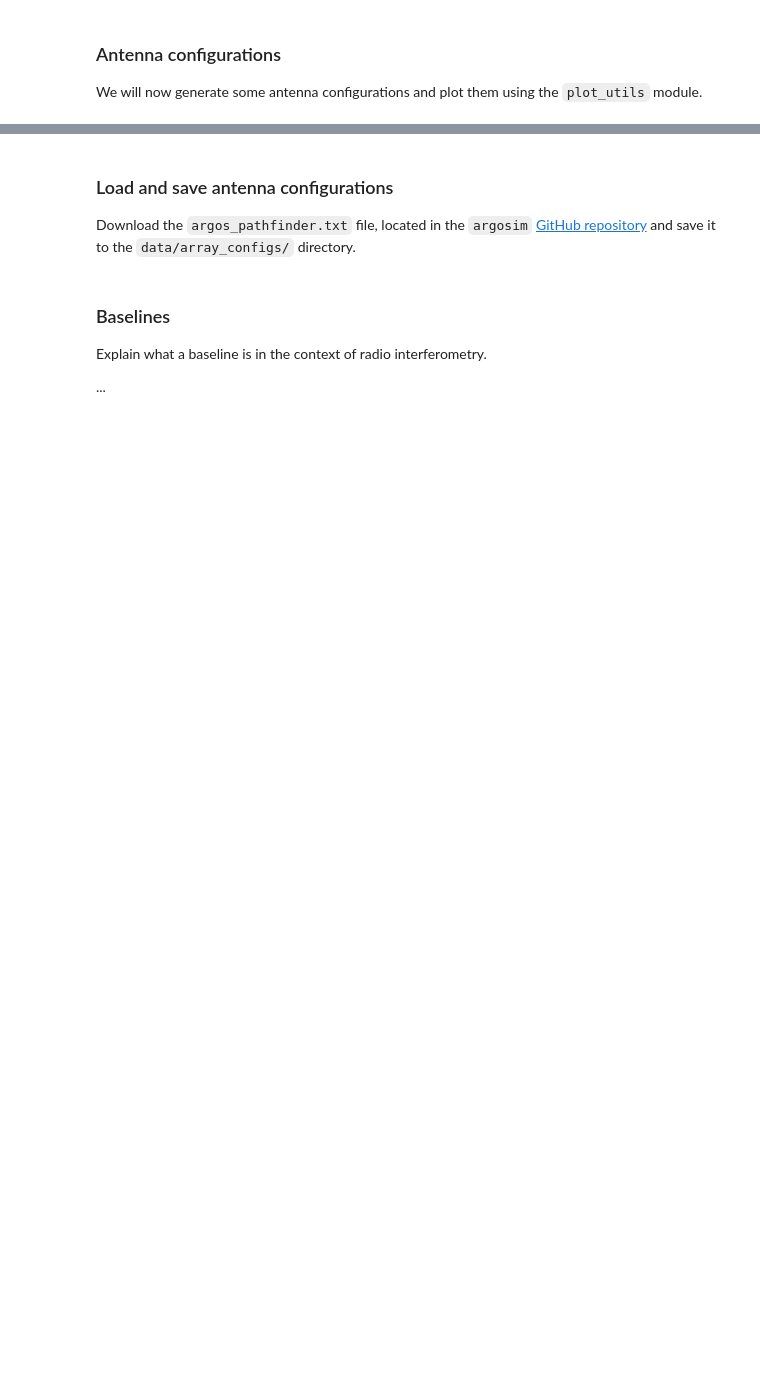
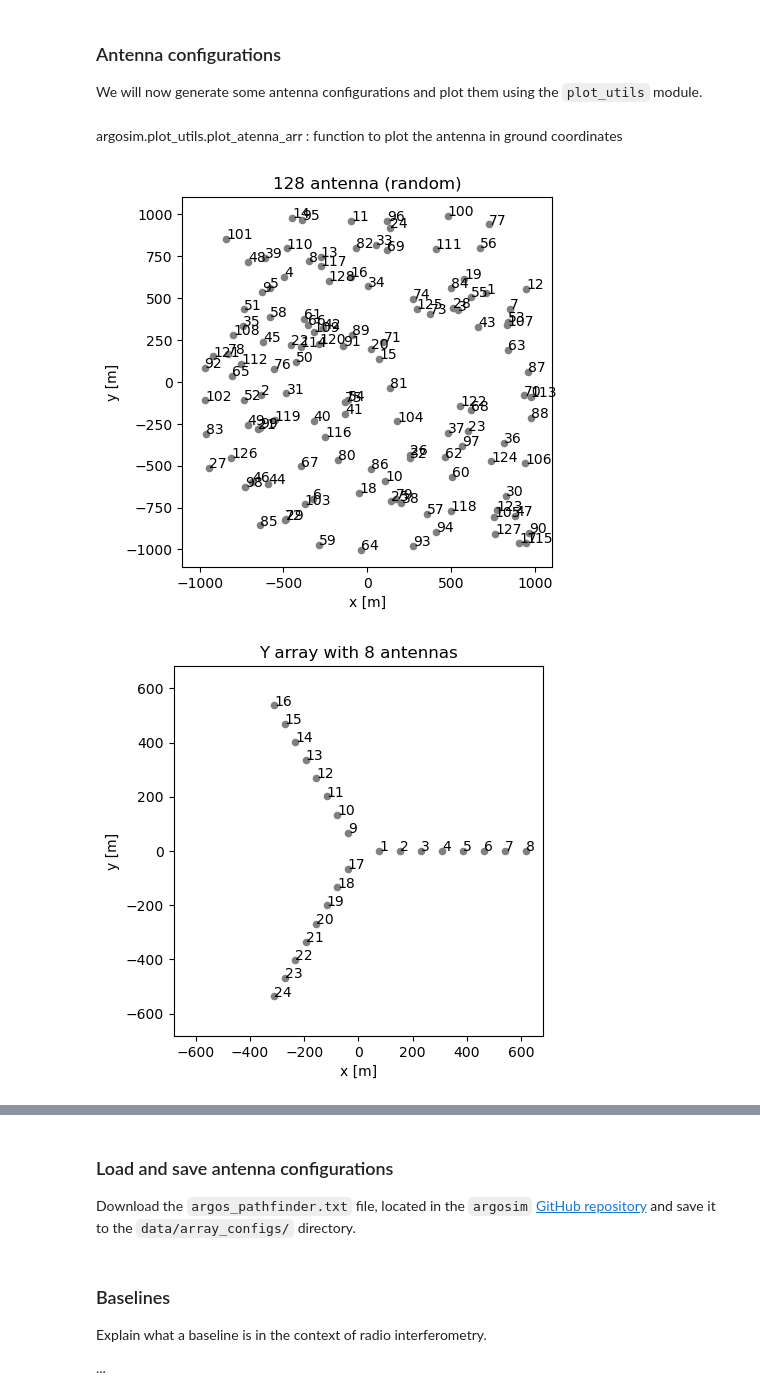
Before and after one commit to mb-manal/argosim_tuto, a Jupyter notebook: notebooks/tuto_1_antenna_utils.ipynb, the cells around one changed output, grey strips where cells are left out. Saved outputs shown, nothing was run; the diff lists cells and outputs as text; code cells hidden in the pictures; blank space fills up the shorter version.

```diff
--- a/notebooks/tuto_1_antenna_utils.ipynb
+++ b/notebooks/tuto_1_antenna_utils.ipynb
@@ -76,7 +248,50 @@ We will now generate some antenna configurations and plot them using the `plot_u
+# %% [markdown]
+argosim.plot_utils.plot_atenna_arr : function to plot the antenna in ground coordinates
 # %%
 # Generate and plot the following antenna arrays:
 # - 128 antennas located at random positions in a surface of 2 km by 2 km.
 # - Y shaped array with 8 antennas per arm and an arm length of 620 m.
 # - A circular array with 33 antennas and a radius of 8000 m.
 # - (challenge) An uniformly spaced array with 32 antennas, having a minimum separation of 100 m and a maximum separation of 780 m.
 # - (have fun) A Mercedes-Benz array. Hint: use the combine_antenna_arr function from the antenna_utils module.
+
+
+
+import numpy as np
+import matplotlib.pyplot as plt
+from argosim import antenna_utils, plot_utils
+
+# 128 antenna (2km*2km)
+
+random_array_128 = antenna_utils.random_antenna_arr(n_antenna=128, E_lim= 2000, N_lim=2000)
+
+# Y array with 8 antennas per arm
+
+y_array = antenna_utils.y_antenna_arr(n_antenna=8, r=620)
+
+# a circular array with 33 antennas and r=8000m
+
+circular_array= antenna_utils.circular_antenna_arr(n_antenna=33, r=8000)
+
+#An uniformly spaced array with 32 antennas, having a minimum separation of 100 m and a maximum separation of 780 m.
+
+uniform_array= antenna_utils.uni_antenna_array(n_antenna_E= 8, n_antenna_N=4, E_lim=700, N_lim=1000)
+
+#A Mercedes-Benz array : use the combine_antenna
+    #combine 3 arm
+
+arm1 = antenna_utils.y_antenna_arr(n_antenna=5, r=8000, alpha= 0)
+
+
+mercedes_array = antenna_utils.combine_antenna_arr(arm1,circular_array)
+#array plot
+
+array= [(random_array_128, "128 antenna (random)"),(y_array,"Y array with 8 antennas"),(circular_array, "circular array with 33 antennas"),(uniform_array, "uniform array with 32 antenna"),(mercedes_array,"mercedes-Benz")]
+
+
+
+for antenna_array, title in array :
+    plot_utils.plot_antenna_arr(antenna_array, ax=ax, title=title)
+# %% [output]
+[figure, added]
+[figure, added]
```
Also changed, not shown: parts of 35 cells of this notebook.
